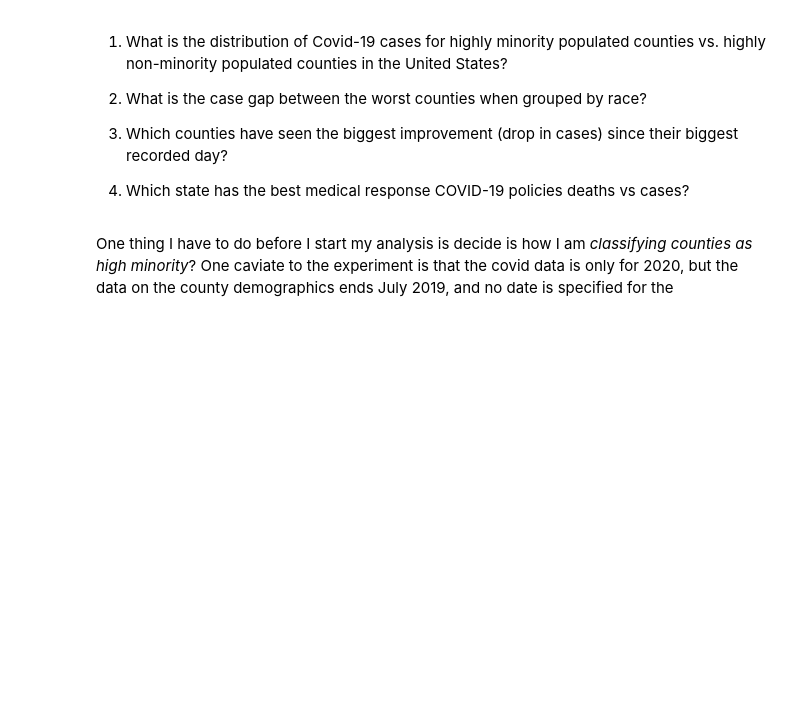
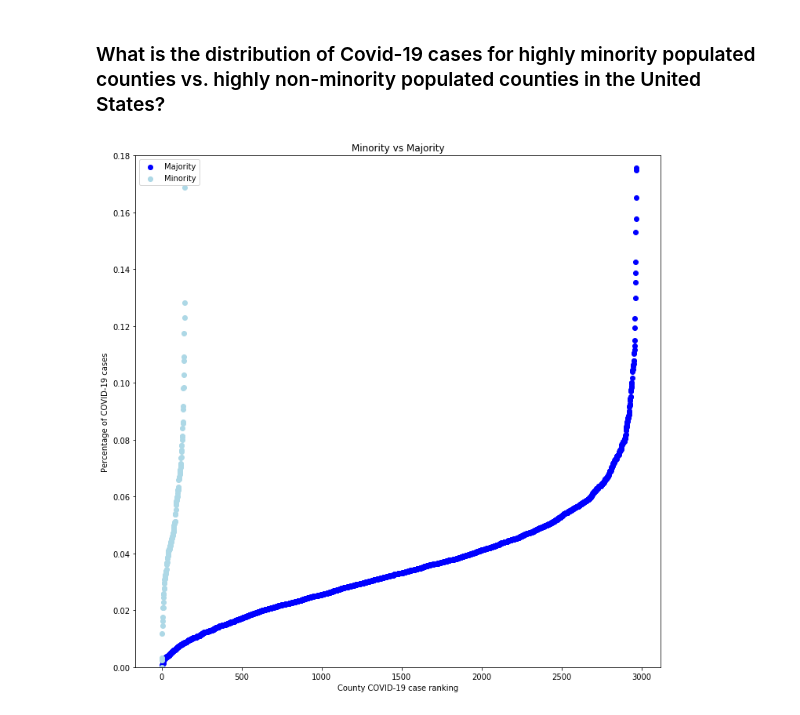
Before and after one commit to MatthewCodes/data-512-final, a Jupyter notebook: Covid_Counties.ipynb, the cells around one changed output. Drawn from its saved outputs; the diff is of its cells as text; code cells hidden in the pictures; blank space fills up the shorter version.

Commit message:
Project before revised methodology

```diff
--- a/Covid_Counties.ipynb
+++ b/Covid_Counties.ipynb
@@ -18,0 +191,10 @@ county_populations = pd.read_csv(covid_county, encoding = "ISO-8859-1")
+# %%
+# Some of the States are represented by abbreviations, so here we replace them with the actual spelling
+demographics = demographics.replace(state_abb, state_full)
+
+# Some states have spaces in them so they are replaced by _ in order to make processing easier
+double_states = ['District of Columbia', 'West Virginia', 'Rhode Island', 'South Carolina', 'South Dakota', 'New Hampshire', 'New Jersey', 'New Mexico', 'New York', 'North Carolina', 'North Dakota', 'District of Columbia']
+single_states = ['District_of_Columbia', 'West_Virginia', 'Rhode_Island', 'South_Carolina', 'South_Dakota', 'New_Hampshire', 'New_Jersey', 'New_Mexico', 'New_York', 'North_Carolina', 'North_Dakota', 'District_of_Columbia']
+covid_cases = covid_cases.replace(double_states, single_states)
+demographics = demographics.replace(double_states, single_states)
+covid_deaths = covid_deaths.replace(double_states, single_states)
@@ -19,11 +265,16 @@ county_populations = pd.read_csv(covid_county, encoding = "ISO-8859-1")
+# %%
+
+minority_covid_percentages = []
+for county in minority_counties:
+    try:
+        minority_covid_percentages.append(covid_percentage[county])
+    except KeyError:
+        continue
+majority_covid_percentages = []
+for county in non_minority_counties:
+    try:
+        majority_covid_percentages.append(covid_percentage[county])
+    except KeyError:
+        continue
 # %% [markdown]
-1. What is the distribution of Covid-19 cases for highly minority populated counties vs. highly non-minority populated counties in the United States?
-
-2. What is the case gap between the worst counties when grouped by race?
-
-3. Which counties have seen the biggest improvement (drop in cases) since their biggest recorded day?
-
-4. Which state has the best medical response COVID-19 policies deaths vs cases?
+### What is the distribution of Covid-19 cases for highly minority populated counties vs. highly non-minority populated counties in the United States?
-# %% [markdown]
-One thing I have to do before I start my analysis is decide is how I am *classifying counties as high minority*?
-One caviate to the experiment is that the covid data is only for 2020, but the data on the county demographics ends July 2019, and no date is specified for the
@@ -35,0 +281,23 @@ One caviate to the experiment is that the covid data is only for 2020, but the d
+# %%
+# fig = plt.figure(figsize=(8,8))
+# plt.ylim((0, .18))
+# plt.scatter([i for i in range(len(majority_covid_percentages) + len(minority_covid_percentages))], [0]*(len(majority_covid_percentages)) +sorted(minority_covid_percentages))
+# fig = plt.figure(figsize=(8,8))
+# plt.ylim((0, .18))
+# plt.scatter([i for i in range(len(majority_covid_percentages)+ len(minority_covid_percentages))], [0]*(len(minority_covid_percentages)) +sorted(majority_covid_percentages))
+fig = plt.figure(figsize=(12,12))
+plt.ylim((0, .18))
+MA_X = [i for i in range(len(majority_covid_percentages))]
+MA_Y = sorted(majority_covid_percentages)
+plt.scatter(MA_X, MA_Y, c='blue')
+MI_X =[i for i in range(len(minority_covid_percentages))]
+MI_Y = sorted(minority_covid_percentages)
+plt.scatter(MI_X, MI_Y, c='lightblue')
+plt.legend(['Majority', 'Minority'])
+plt.title("Minority vs Majority")
+plt.ylabel("Percentage of COVID-19 cases")
+plt.xlabel("County COVID-19 case ranking")
+plt.savefig("Minor_v_Major")
+plt.show()
+# %% [output]
+[figure, added]
```
Also changed, not shown: parts of 37 cells of this notebook, 3 other files.
